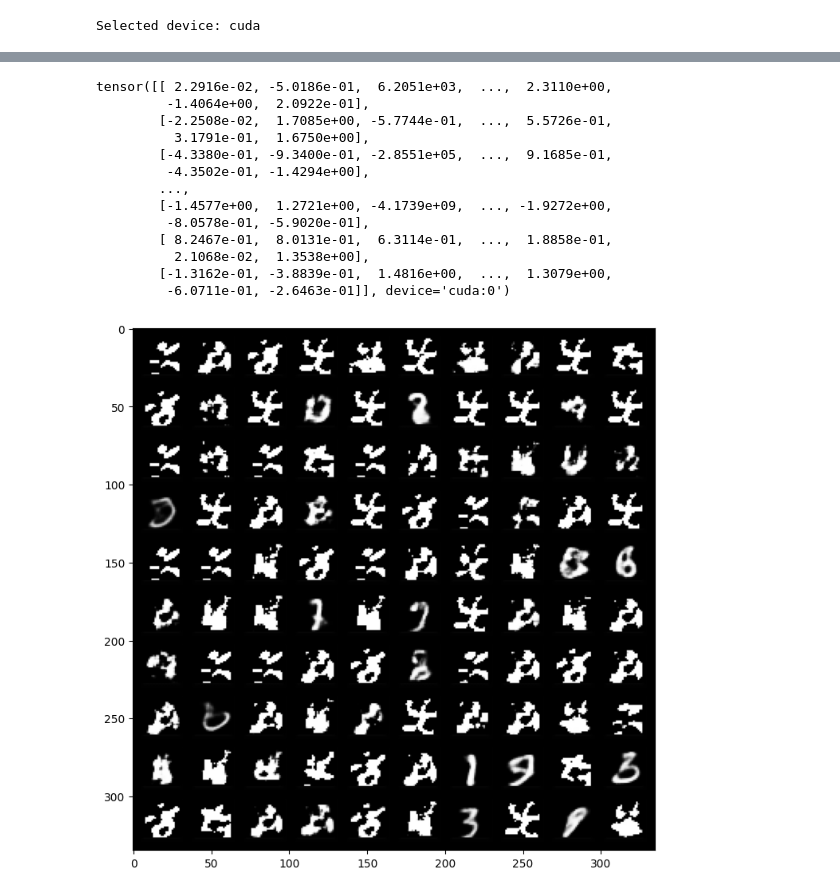
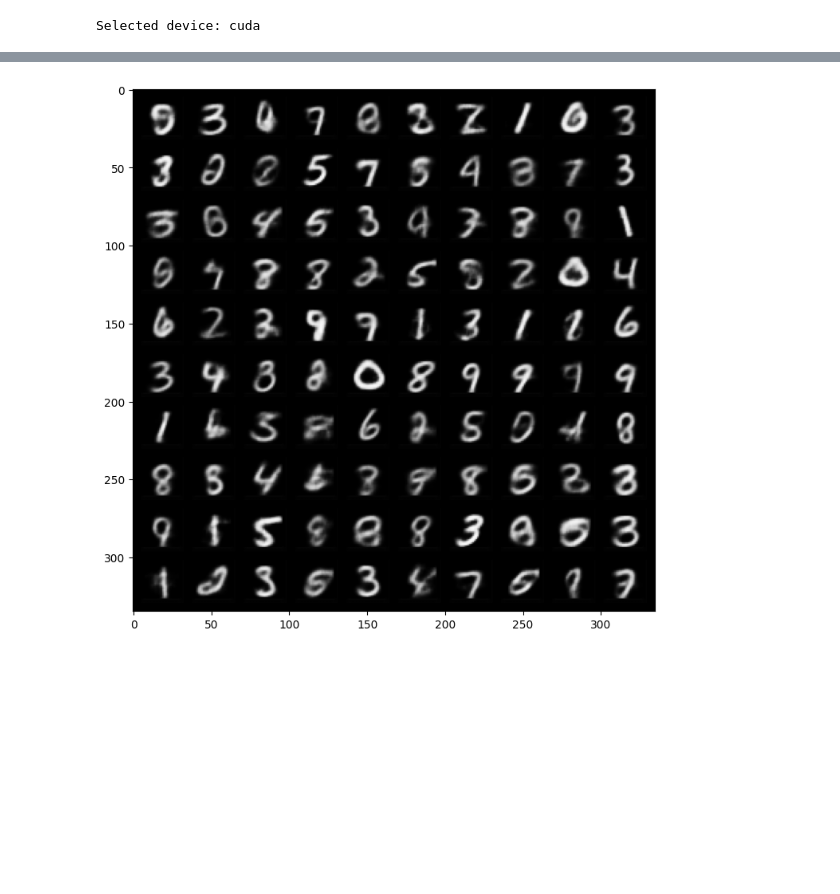
Before and after one commit to advait/vae-mnist, a Jupyter notebook: rohan.ipynb, the cells around one changed output, grey strips where cells are left out. Saved outputs shown, nothing was run; the diff lists cells and outputs as text; code cells hidden in the pictures; blank space fills up the shorter version.

Commit message:
Cleanup before tensorboard.

```diff
--- a/rohan.ipynb
+++ b/rohan.ipynb
@@ -43,12 +43,14 @@ class Encoder(nn.Module):
     def __init__(self, latent_dims):
         super(Encoder, self).__init__()
         self.main_block = nn.Sequential(
-            nn.Conv2d(1, 32, kernel_size=5, stride=2, padding=0), # 1x28x28 -> 32x12x12
+            nn.Conv2d(1, 32, kernel_size=5, stride=2, padding=0),  # 1x28x28 -> 32x12x12
             nn.ReLU(),
-            nn.Conv2d(32, 64, kernel_size=5, stride=2, padding=0), # 32x12x12 -> 64x4x4
+            nn.Conv2d(32, 64, kernel_size=5, stride=2, padding=0),  # 32x12x12 -> 64x4x4
             nn.ReLU(),
             Rearrange("b c h w -> b (c h w)"),
-            nn.Linear(64*4*4, 64*4*4),
+            nn.Linear(64 * 4 * 4, 64 * 4 * 4),
+            nn.ReLU(),
+            nn.Linear(64 * 4 * 4, 64 * 4 * 4),
             nn.ReLU(),
         )
         self.mu = nn.Sequential(
@@ -78,12 +80,18 @@ class Decoder(nn.Module):
     def __init__(self, latent_dims):
         super(Decoder, self).__init__()
         self.main_block = nn.Sequential(
-            nn.Linear(latent_dims, 64*4*4),
+            nn.Linear(latent_dims, 64 * 4 * 4),
+            nn.ReLU(),
+            nn.Linear(64 * 4 * 4, 64 * 4 * 4),
             nn.ReLU(),
             Rearrange("b (c h w) -> b c h w", c=64, h=4, w=4),
-            nn.ConvTranspose2d(64, 32, 5, stride=2, output_padding=1), # 64x4x4 -> 32x12x12
+            nn.ConvTranspose2d(
+                64, 32, 5, stride=2, output_padding=1
+            ),  # 64x4x4 -> 32x12x12
             nn.ReLU(),
-            nn.ConvTranspose2d(32, 1, 5, stride=2, output_padding=1), # 32x12x12 -> 1x28x28
+            nn.ConvTranspose2d(
+                32, 1, 5, stride=2, output_padding=1
+            ),  # 32x12x12 -> 1x28x28
             nn.Sigmoid(),
         )
 
@@ -106,7 +114,7 @@ class VariationalAutoencoder(nn.Module):
 ### Set the random seed for reproducible results
 torch.manual_seed(0)
 
-latent_dims = 30
+latent_dims = 10
 vae = VariationalAutoencoder(latent_dims=latent_dims)
 
 lr = 1e-3
@@ -232,14 +240,14 @@ Beginning training
 # %%
+# Random samples from the latent space
+
 def show_image(img):
     npimg = img.numpy()
     plt.imshow(np.transpose(npimg, (1, 2, 0)))
 
-
 vae.eval()
-
 with torch.no_grad():
     # sample latent vectors from the normal distribution
-    latent = torch.randn(100, latent_dims, device=device) * .8
+    latent = torch.randn(100, latent_dims, device=device)
 
     # reconstruct images from the latent vectors
     img_recon = vae.decoder(latent)
@@ -253,51 +261,30 @@ with torch.no_grad():
 # %%
+# Average z and std of a bunch of zeroes
+
 zeroes = [
-    train_dataset.data[i]
-    for i, label in enumerate(train_dataset.targets)
-    if label == 0
+    train_dataset.data[i] for i, label in enumerate(train_dataset.targets) if label == 0
 ]
 zeroes = zeroes[:100]
 zeroes = einops.rearrange(torch.stack(zeroes).type(torch.float32), "b h w -> b 1 h w")
 zeroes.to(device)
 with torch.no_grad():
     vae.eval()
     _, mu, log_var = vae.encoder(zeroes)
 
     # Average mu and log_var for zeroes in our dataset
     mu_avg = einops.reduce(mu, "b mu -> mu", "mean").cpu()
     log_var_avg = einops.reduce(log_var, "b l -> l", "mean").cpu()
     std_avg = log_var.cpu().mul(0.5).exp_()
 
     # Generate a bunch of zeroes from latent sampling
     esp = torch.randn(100, latent_dims, dtype=torch.float32)
     z = (esp.mul(std_avg).add(esp)).to(device)
-    print(z)
 
     img_recon = vae.decoder(z)
     img_recon = img_recon.cpu()
 
     fig, ax = plt.subplots(figsize=(20, 8.5))
     show_image(torchvision.utils.make_grid(img_recon.data, 10, 5))
     plt.show()
-
-
-# def display(images):
-#     fig, axs = plt.subplots(10, 10, figsize=(10, 10))
-#     for i, image in enumerate(images):
-#         axs[i // 10, i % 10].imshow(image, cmap="gray")
-#     plt.show()
 # %% [output]
-tensor([[ 2.2916e-02, -5.0186e-01,  6.2051e+03,  ...,  2.3110e+00,
-         -1.4064e+00,  2.0922e-01],
-        [-2.2508e-02,  1.7085e+00, -5.7744e-01,  ...,  5.5726e-01,
-          3.1791e-01,  1.6750e+00],
-        [-4.3380e-01, -9.3400e-01, -2.8551e+05,  ...,  9.1685e-01,
-         -4.3502e-01, -1.4294e+00],
-        ...,
-        [-1.4577e+00,  1.2721e+00, -4.1739e+09,  ..., -1.9272e+00,
-         -8.0578e-01, -5.9020e-01],
-        [ 8.2467e-01,  8.0131e-01,  6.3114e-01,  ...,  1.8858e-01,
-          2.1068e-02,  1.3538e+00],
-        [-1.3162e-01, -3.8839e-01,  1.4816e+00,  ...,  1.3079e+00,
-         -6.0711e-01, -2.6463e-01]], device='cuda:0')
-[figure, old version]
+[figure, new version]
```
Also changed, not shown: parts of 3 cells of this notebook.
